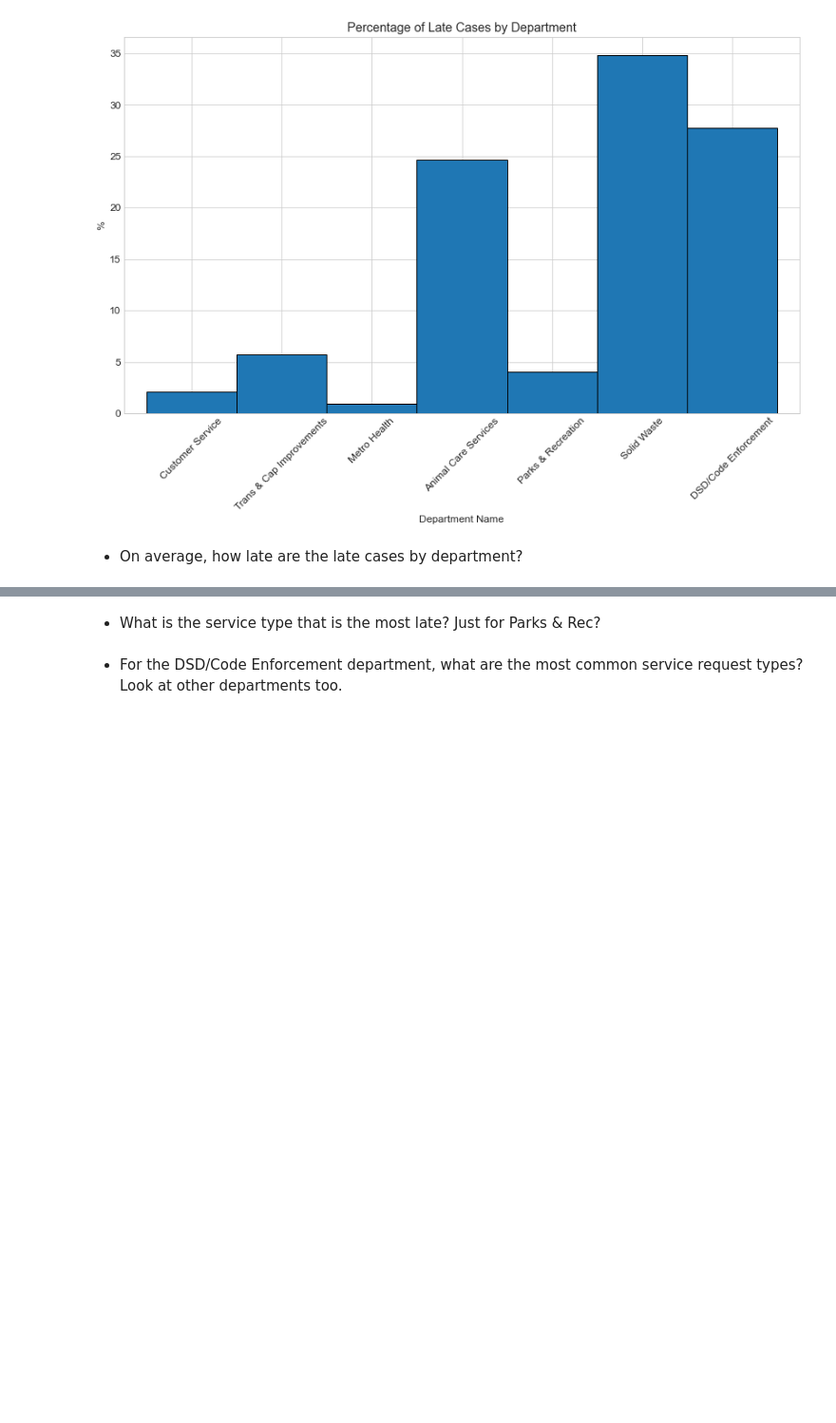
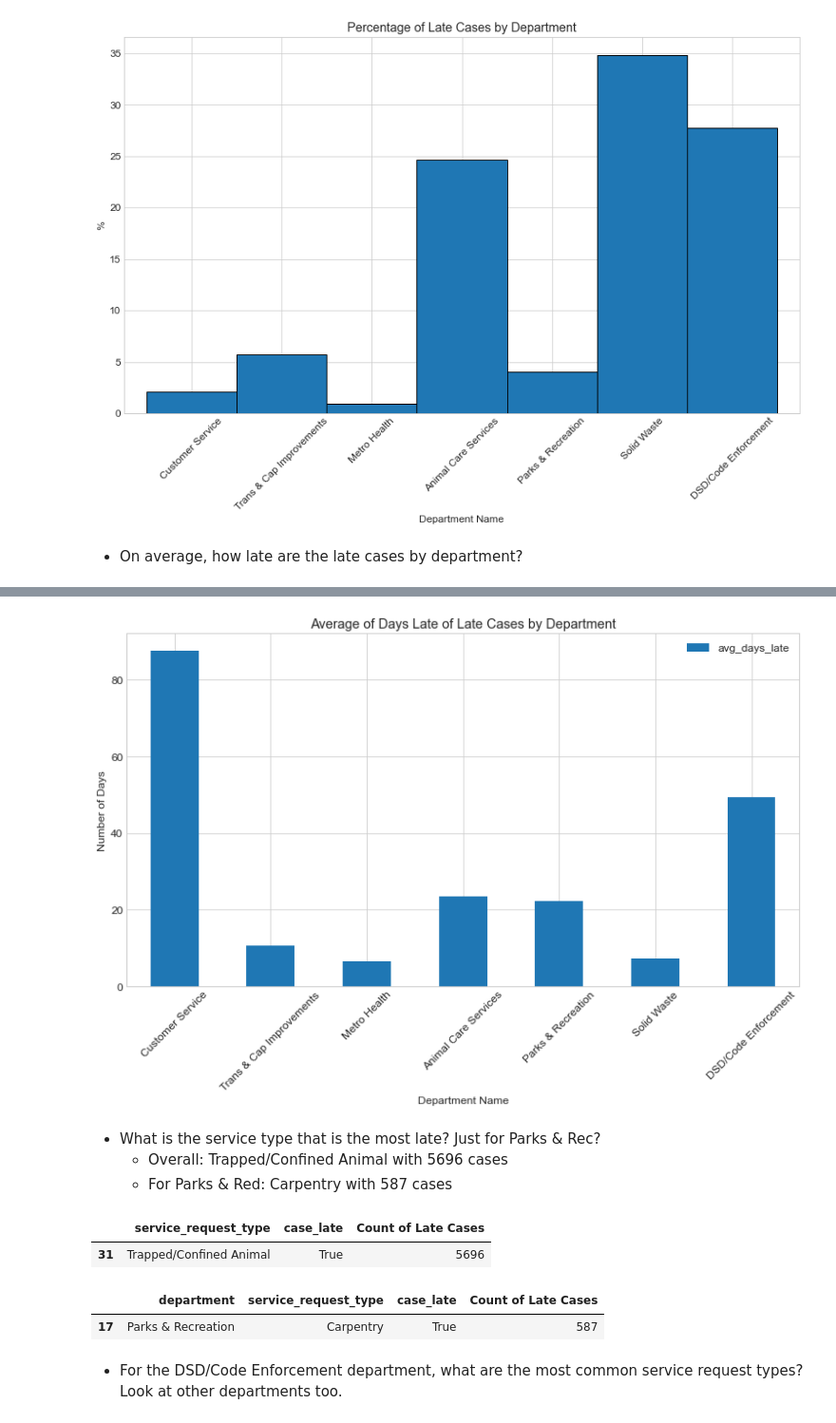
Before and after one commit to david-rodriguez-siller/spark-exercises, a Jupyter notebook: explore_exercises.ipynb, the cells around one changed output, grey strips where cells are left out. Shown at 95% size. Saved outputs shown, nothing was run; the diff lists cells and outputs as text; code cells hidden in the pictures; blank space fills up the shorter version.

```diff
--- a/explore_exercises.ipynb
+++ b/explore_exercises.ipynb
@@ -147,5 +164,44 @@ plt.xticks(rotation = 45, ticks = np.arange(7), labels = ['Customer Service',
+# %%
+(df.groupBy('department', 'case_late')
+ .agg(round(avg('num_days_late'), 2).alias('avg_days_late'))
+ .filter(df.case_late == 'true')
+ .toPandas()
+ .plot.bar()
+)
+
+plt.title('Average of Days Late of Late Cases by Department')
+plt.ylabel('Number of Days')
+plt.xlabel('Department Name')
+plt.xticks(rotation = 45, ticks = np.arange(7), labels = ['Customer Service',
+                                                          'Trans & Cap Improvements',
+                                                          'Metro Health',
+                                                          'Animal Care Services',
+                                                          'Parks & Recreation',
+                                                          'Solid Waste',
+                                                          'DSD/Code Enforcement']);
+# %% [output]
+[figure, added]
 # %% [markdown]
 - What is the service type that is the most late? Just for Parks & Rec?
+    - Overall: Trapped/Confined Animal with 5696 cases
+    - For Parks & Red: Carpentry with 587 cases
+# %%
+(df.groupBy('service_request_type', 'case_late')
+ .agg(count('num_days_late').alias('Count of Late Cases'))
+ .filter(df.case_late == 'true')
+).toPandas().sort_values(by = 'Count of Late Cases').tail(1)
+# %% [output]
+|  | service_request_type | case_late | Count of Late Cases |
+| 31 | Trapped/Confined Animal | True | 5696 |
+# %%
+(df.groupBy('department', 'service_request_type', 'case_late')
+ .agg(count('num_days_late').alias('Count of Late Cases'))
+ .filter(df.department == 'Parks & Recreation')
+ .filter(df.case_late == 'true')
+).toPandas().sort_values(by = 'Count of Late Cases').tail(1)
+# %% [output]
+|  | department | service_request_type | case_late | Count of Late Cases |
+| 17 | Parks & Recreation | Carpentry | True | 587 |
 # %% [markdown]
 - For the DSD/Code Enforcement department, what are the most common service request types? Look at other departments too.
 # %% [markdown]
```
Also changed, not shown: parts of 1 cell of this notebook.
